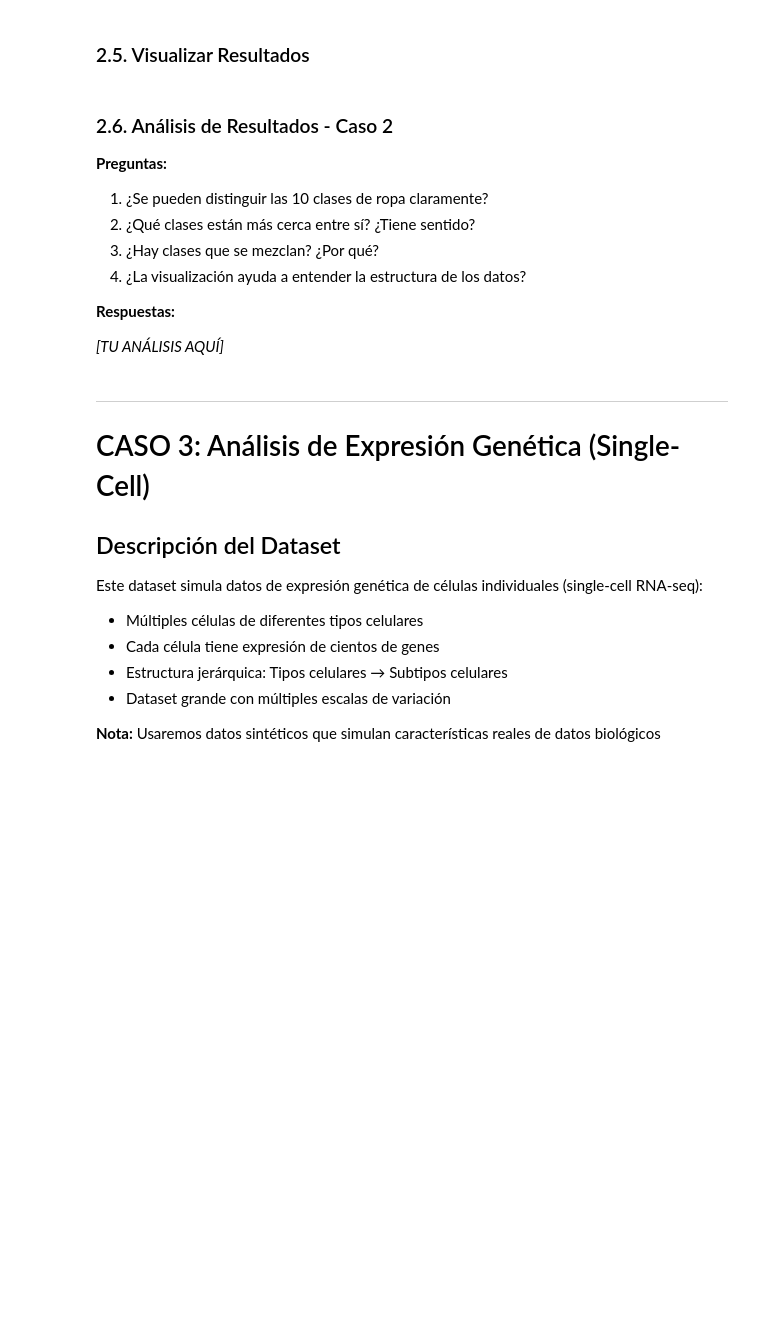
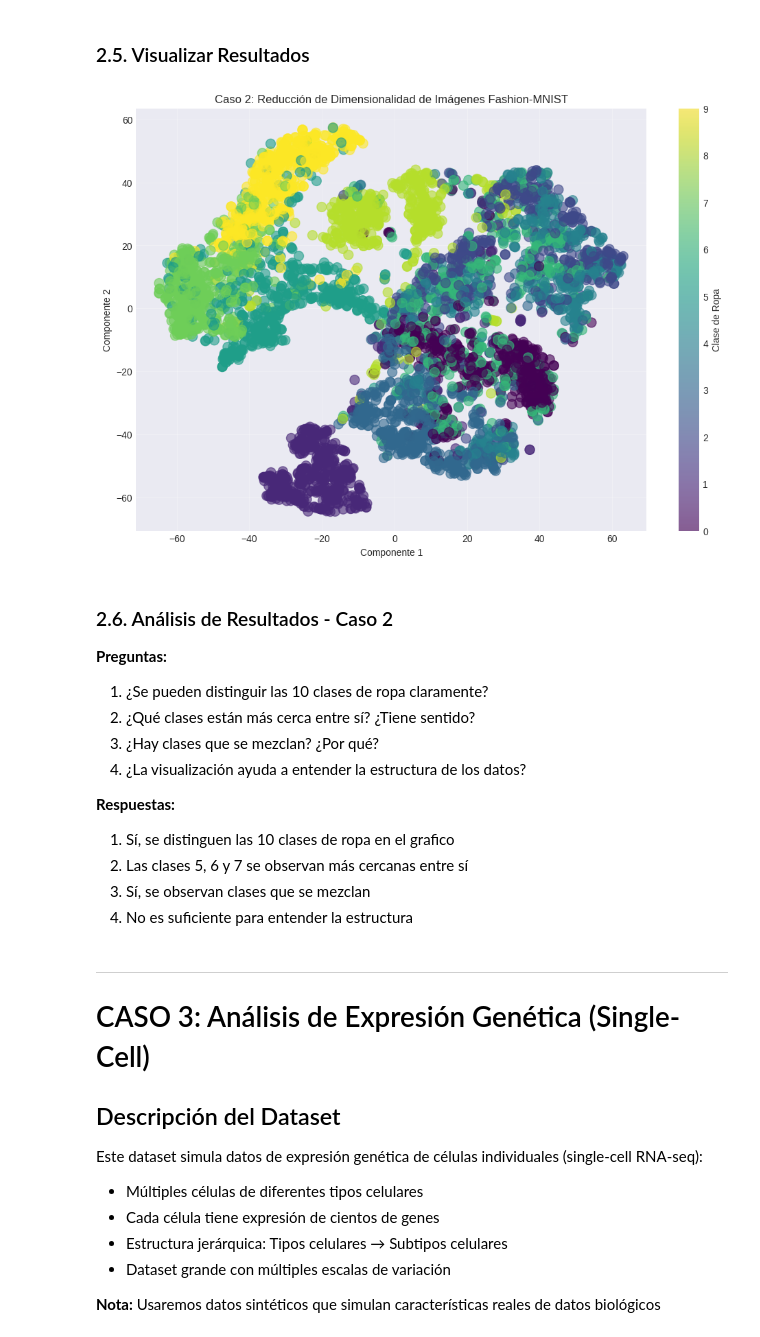
Before and after one commit to josenomberto/UTEC-CDIAV3-MCD8010, a Jupyter notebook: Tarea_Reducción_de_Dimensionalidad.ipynb, the cells around one changed output. Cells and saved outputs as stored; diff of their text form; code cells hidden in the pictures; blank space fills up the shorter version.

```diff
--- a/Tarea_Reducción_de_Dimensionalidad.ipynb
+++ b/Tarea_Reducción_de_Dimensionalidad.ipynb
@@ -403,12 +413,12 @@ plt.show()
 # %%
 # TODO: Preprocesamiento - Estandarizar datos
 scaler_caso2 = StandardScaler()
-# [TU CÓDIGO AQUÍ]
+X_scaled_caso2 = scaler_caso2.fit_transform(data_caso2)
 
 # TODO: Aplicar la técnica seleccionada
-# [TU CÓDIGO AQUÍ]
+modelo_caso2 = TSNE(n_components=2, random_state=42, perplexity=30, n_iter=1000)
+X_reducido_caso2 = modelo_caso2.fit_transform(X_scaled_caso2)
 
-# Nota: Para t-SNE con muchos datos, puede tomar varios minutos
 # Considera usar n_iter=1000 y verificar la convergencia
 # %% [markdown]
 ### 2.5. Visualizar Resultados
@@ -420,3 +425,19 @@ scaler_caso2 = StandardScaler()
+# %%
+# TODO: Visualizar los resultados
+# Tip: Usa diferentes colores para cada clase de ropa
+
+# Plantilla de código:
+plt.figure(figsize=(12, 8))
+scatter = plt.scatter(X_reducido_caso2[:, 0], X_reducido_caso2[:, 1],
+                      c=labels_caso2, cmap='viridis', alpha=0.6, s=100)
+plt.colorbar(scatter, label='Clase de Ropa')
+plt.xlabel('Componente 1')
+plt.ylabel('Componente 2')
+plt.title('Caso 2: Reducción de Dimensionalidad de Imágenes Fashion-MNIST')
+plt.grid(True, alpha=0.3)
+plt.show()
+# %% [output]
+[figure, added]
 # %% [markdown]
 ### 2.6. Análisis de Resultados - Caso 2
 
@@ -429,7 +450,10 @@ scaler_caso2 = StandardScaler()
 
 **Respuestas:**
 
-*[TU ANÁLISIS AQUÍ]*
+1. Sí, se distinguen las 10 clases de ropa en el grafico
+2. Las clases 5, 6 y 7 se observan más cercanas entre sí
+3. Sí, se observan clases que se mezclan
+4. No es suficiente para entender la estructura
 # %% [markdown]
 ---
 
```
Also changed, not shown: parts of 17 cells of this notebook.
